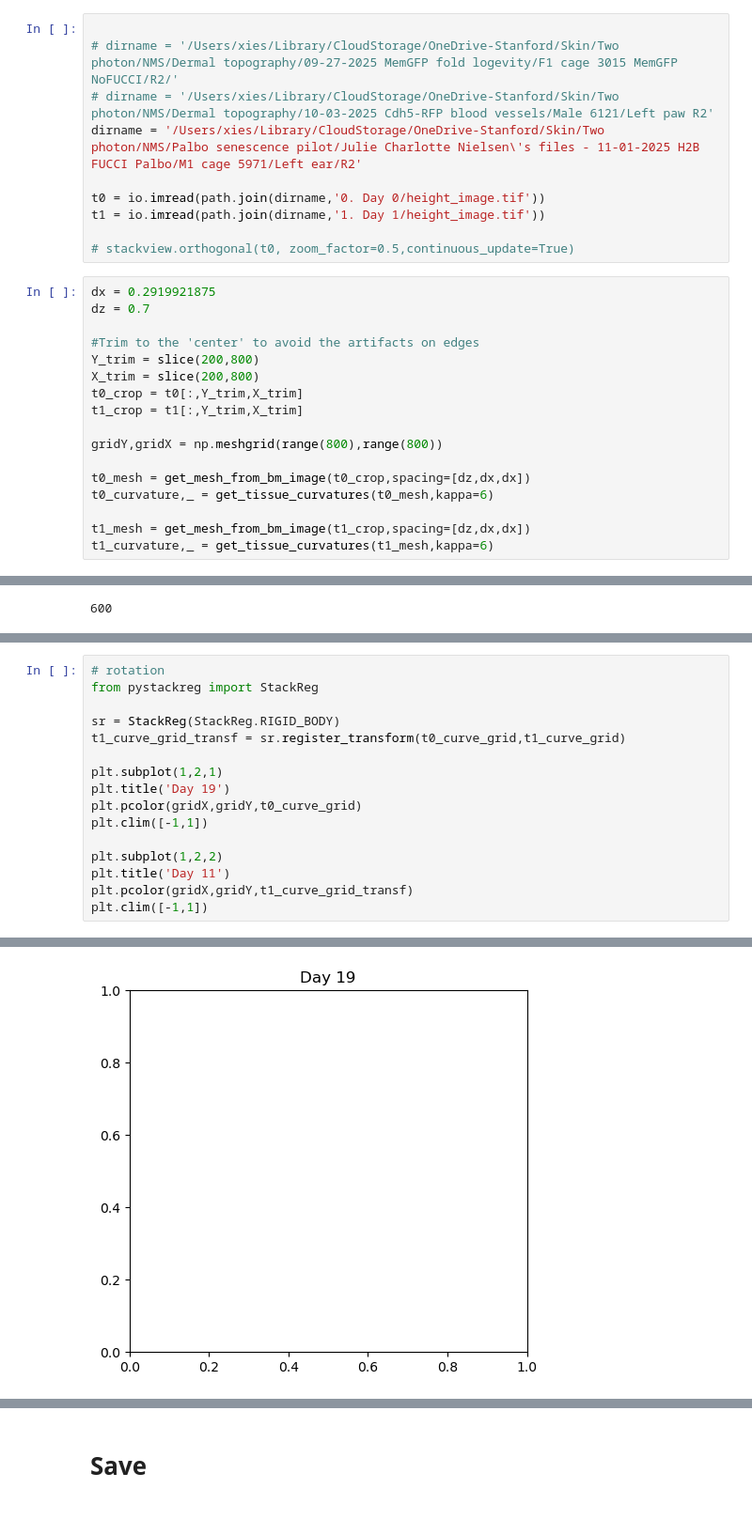
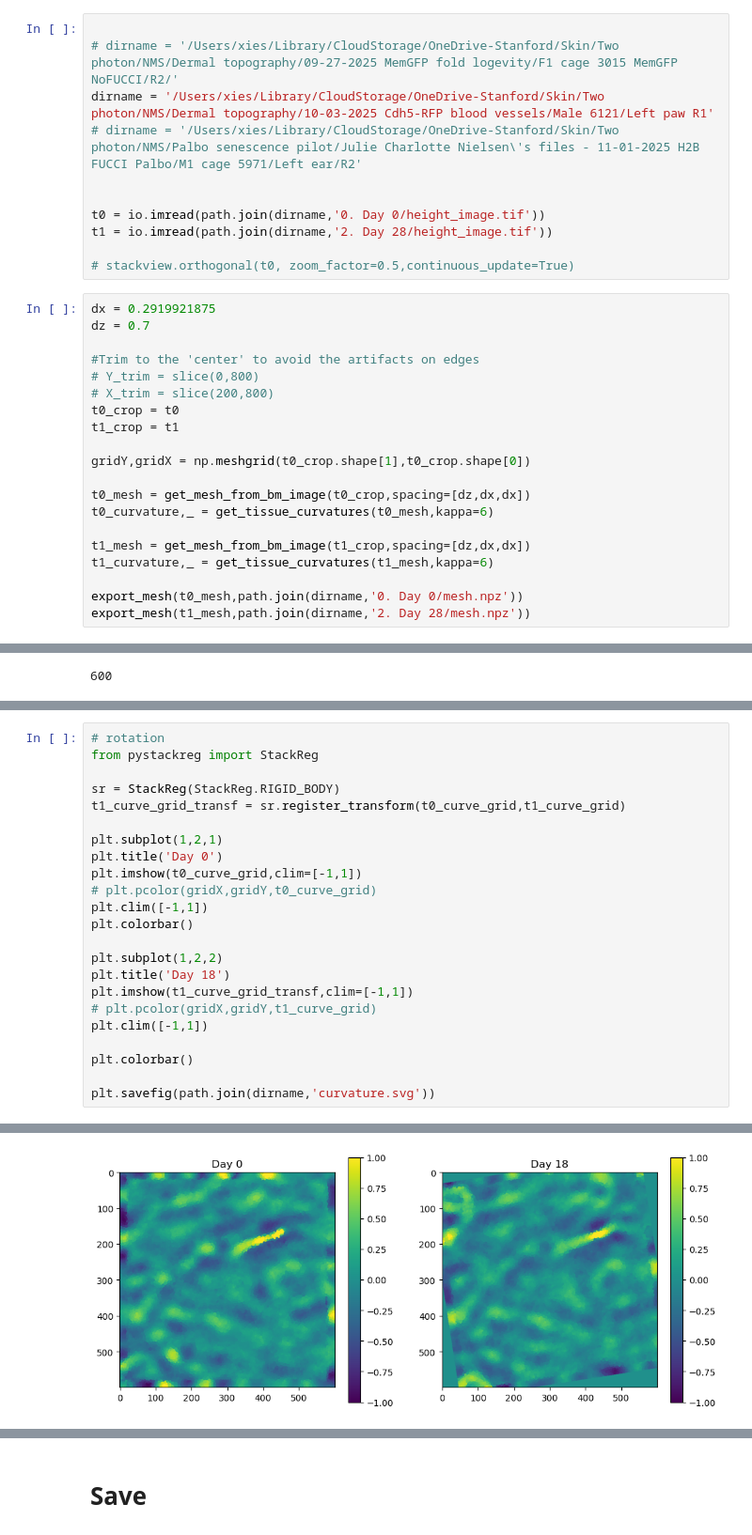
Before and after one commit to xies/mouse_skin_size_control, a Jupyter notebook: assemble_movie_notebooks/calculate_tissue_curvature.ipynb, the cells around one changed output, grey strips where cells are left out. Shown at 94% size. Drawn from its saved outputs; the diff is of its cells as text.

Commit message:
curvature calculations

```diff
--- a/assemble_movie_notebooks/calculate_tissue_curvature.ipynb
+++ b/assemble_movie_notebooks/calculate_tissue_curvature.ipynb
@@ -18,11 +21,12 @@ pv.set_jupyter_backend('trame')
 # %%
 
 # dirname = '/Users/xies/Library/CloudStorage/OneDrive-Stanford/Skin/Two photon/NMS/Dermal topography/09-27-2025 MemGFP fold logevity/F1 cage 3015 MemGFP NoFUCCI/R2/'
-# dirname = '/Users/xies/Library/CloudStorage/OneDrive-Stanford/Skin/Two photon/NMS/Dermal topography/10-03-2025 Cdh5-RFP blood vessels/Male 6121/Left paw R2'
-dirname = '/Users/xies/Library/CloudStorage/OneDrive-Stanford/Skin/Two photon/NMS/Palbo senescence pilot/Julie Charlotte Nielsen\'s files - 11-01-2025 H2B FUCCI Palbo/M1 cage 5971/Left ear/R2'
+dirname = '/Users/xies/Library/CloudStorage/OneDrive-Stanford/Skin/Two photon/NMS/Dermal topography/10-03-2025 Cdh5-RFP blood vessels/Male 6121/Left paw R1'
+# dirname = '/Users/xies/Library/CloudStorage/OneDrive-Stanford/Skin/Two photon/NMS/Palbo senescence pilot/Julie Charlotte Nielsen\'s files - 11-01-2025 H2B FUCCI Palbo/M1 cage 5971/Left ear/R2'
+
 
 t0 = io.imread(path.join(dirname,'0. Day 0/height_image.tif'))
-t1 = io.imread(path.join(dirname,'1. Day 1/height_image.tif'))
+t1 = io.imread(path.join(dirname,'2. Day 28/height_image.tif'))
 
 # stackview.orthogonal(t0, zoom_factor=0.5,continuous_update=True)
 # %%
@@ -30,15 +34,18 @@ dx = 0.2919921875
 dz = 0.7
 
 #Trim to the 'center' to avoid the artifacts on edges
-Y_trim = slice(200,800)
-X_trim = slice(200,800)
-t0_crop = t0[:,Y_trim,X_trim]
-t1_crop = t1[:,Y_trim,X_trim]
+# Y_trim = slice(0,800)
+# X_trim = slice(200,800)
+t0_crop = t0
+t1_crop = t1
 
-gridY,gridX = np.meshgrid(range(800),range(800))
+gridY,gridX = np.meshgrid(t0_crop.shape[1],t0_crop.shape[0])
 
 t0_mesh = get_mesh_from_bm_image(t0_crop,spacing=[dz,dx,dx])
 t0_curvature,_ = get_tissue_curvatures(t0_mesh,kappa=6)
 
 t1_mesh = get_mesh_from_bm_image(t1_crop,spacing=[dz,dx,dx])
 t1_curvature,_ = get_tissue_curvatures(t1_mesh,kappa=6)
+
+export_mesh(t0_mesh,path.join(dirname,'0. Day 0/mesh.npz'))
+export_mesh(t1_mesh,path.join(dirname,'2. Day 28/mesh.npz'))
@@ -134,12 +141,19 @@ sr = StackReg(StackReg.RIGID_BODY)
 t1_curve_grid_transf = sr.register_transform(t0_curve_grid,t1_curve_grid)
 
 plt.subplot(1,2,1)
-plt.title('Day 19')
-plt.pcolor(gridX,gridY,t0_curve_grid)
+plt.title('Day 0')
+plt.imshow(t0_curve_grid,clim=[-1,1])
+# plt.pcolor(gridX,gridY,t0_curve_grid)
+plt.clim([-1,1])
+plt.colorbar()
+
+plt.subplot(1,2,2)
+plt.title('Day 18')
+plt.imshow(t1_curve_grid_transf,clim=[-1,1])
+# plt.pcolor(gridX,gridY,t1_curve_grid)
 plt.clim([-1,1])
 
-plt.subplot(1,2,2)
-plt.title('Day 11')
-plt.pcolor(gridX,gridY,t1_curve_grid_transf)
-plt.clim([-1,1])
+plt.colorbar()
+
+plt.savefig(path.join(dirname,'curvature.svg'))
 # %% [output]
@@ -147,4 +160,4 @@ TypeError: Dimensions of C (600, 600) should be one smaller than X(800) and Y(80
-[figure, old version]
+[figure, new version]
 # %%
 from mathUtils import normxcorr2
 
```
Also changed, not shown: parts of 12 cells of this notebook, 1 other file.
